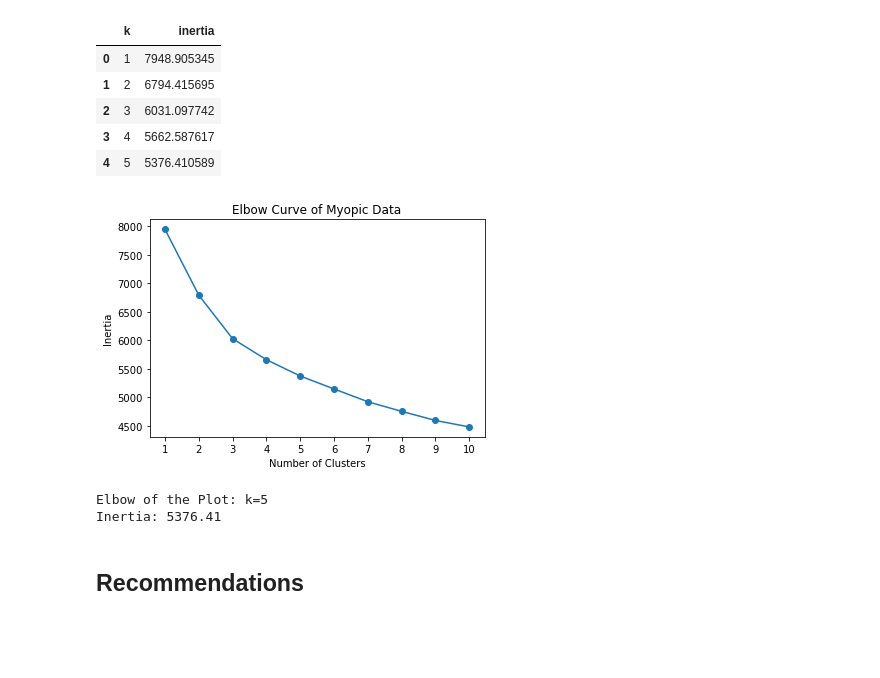
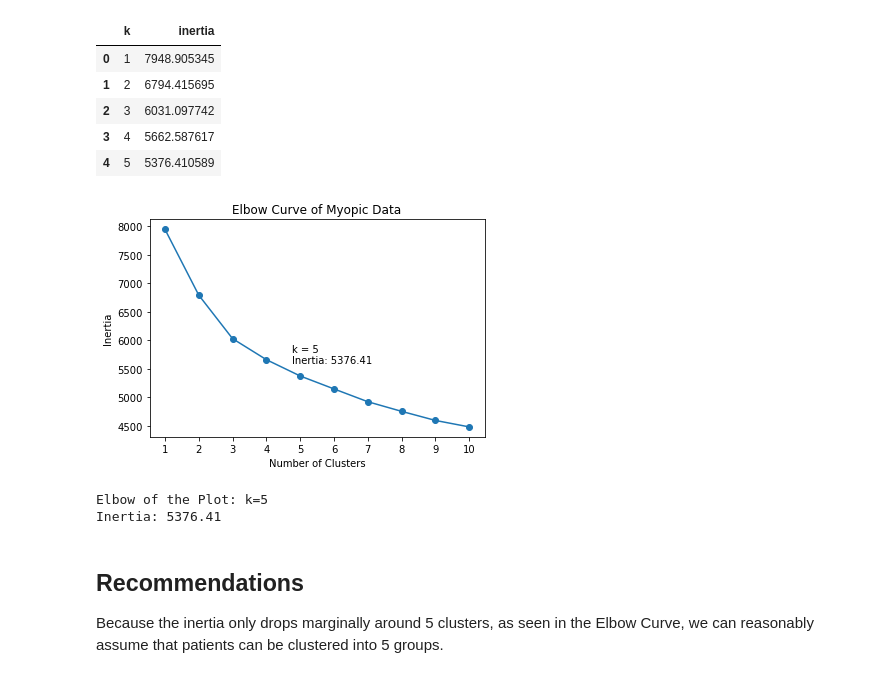
Before and after one commit to sbowe1/myopia-unsupervised-machine-learning, a Jupyter notebook: myopia.ipynb, the cells around one changed output. Cells and saved outputs as stored; diff of their text form; code cells hidden in the pictures; blank space fills up the shorter version.

Commit message:
recommendations

```diff
--- a/myopia.ipynb
+++ b/myopia.ipynb
@@ -108,18 +108,22 @@ df_elbow.head()
 # %%
 # elbow curve of inertia data
 plt.plot(df_elbow['k'], df_elbow['inertia'], '-o')
 plt.xticks(range(1,11))
 plt.xlabel('Number of Clusters')
 plt.ylabel('Inertia')
 plt.title('Elbow Curve of Myopic Data')
+plt.annotate('k = 5', (4.75, 5800), c='black')
+plt.annotate('Inertia: 5376.41', (4.75, 5600), c='black')
 plt.show()
 # %% [output]
-[figure, old version]
+[figure, new version]
 # %%
 print('Elbow of the Plot: k=5')
 print(f'Inertia: {round(df_elbow.iloc[4,1], 2)}')
 # %% [output]
 Elbow of the Plot: k=5
 Inertia: 5376.41
-# %% [markdown]
-## Recommendations
+# %% [markdown]
+## Recommendations
+
+Because the inertia only drops marginally around 5 clusters, as seen in the Elbow Curve, we can reasonably assume that patients can be clustered into 5 groups.
```
Also changed, not shown: parts of 1 cell of this notebook.
